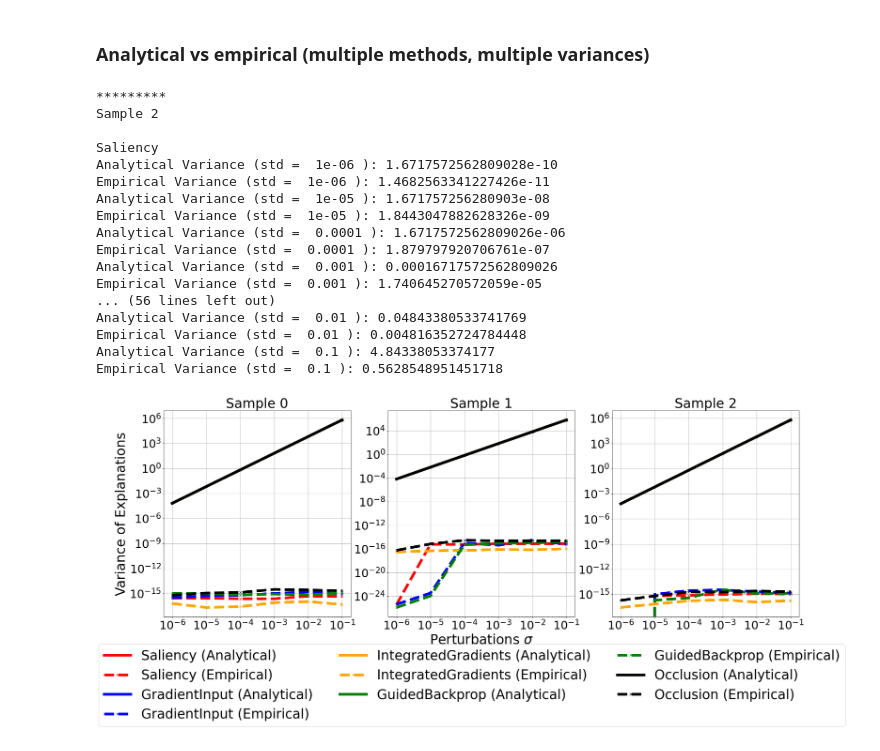
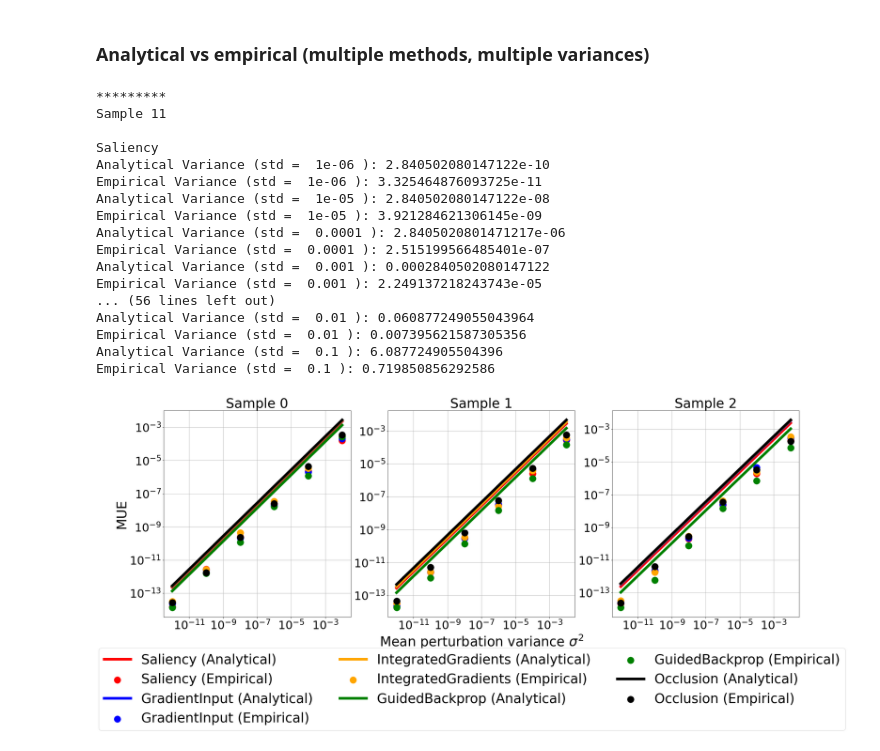
Before and after one commit to TeodorChiaburu/UXAI, a Jupyter notebook: Model_Perturbation_Vision_MNIST.ipynb, the cells around one changed output. Cells and saved outputs as stored; diff of their text form; code cells hidden in the pictures.

Commit message:
Fixed softmax bug weights perturbations, computed mnist small sigma

```diff
--- a/Model_Perturbation_Vision_MNIST.ipynb
+++ b/Model_Perturbation_Vision_MNIST.ipynb
@@ -97,8 +128,8 @@ h = w = x_train[0].shape[0] # (28, 28, 3)
 m = np.product(np.shape(x_train[0])[:-1]) # for simplicity, treat RGB channels as one point/step
 n = model.layers[-1].weights[0].shape[0] # number of weights in the final Dense layer (without bias) per class
 # %%
-sample_indexes = [0] #np.arange(10)
-results, cov_mats, jacobi_mats, empirical_exps, unperturbed_exps = {}, {}, {}, {}, {}
+sample_indexes = [11] # samples 3 and 10 yields NaNs
+#results, cov_mats, jacobi_mats, empirical_exps, unperturbed_exps = {}, {}, {}, {}, {}
 
 for sample_index in sample_indexes:
     # Read sample image and label
@@ -134,6 +165,7 @@ for sample_index in sample_indexes:
         for i in range(n):
             # Perturb current weight in the model
             perturbed_model = tf.keras.models.load_model(model_path)
+            perturbed_model.layers[-1].activation = tf.keras.activations.linear # remove Softmax
             weights, bias = perturbed_model.layers[-1].get_weights()
             weights[i] += dx # add dx to all 10 weights at index i
             perturbed_model.layers[-1].set_weights([weights, bias])
@@ -163,6 +195,7 @@ for sample_index in sample_indexes:
             for _ in range(num_perturbations):
                 # Add Gaussian noise to the model weights
                 perturbed_model = tf.keras.models.load_model(model_path)
+                perturbed_model.layers[-1].activation = tf.keras.activations.linear # remove Softmax
                 weights, bias = perturbed_model.layers[-1].get_weights()
                 weights += np.random.normal(0, std, weights.shape)
                 perturbed_model.layers[-1].set_weights([weights, bias])
@@ -185,62 +218,62 @@ for sample_index in sample_indexes:
             empirical_exps[sample_index][name][std] = np.stack(perturbed_explanations, axis=0)
 # %% [output]
 *********
-Sample 2
+Sample 11
 
 Saliency
-Analytical Variance (std =  1e-06 ): 1.6717572562809028e-10
-Empirical Variance (std =  1e-06 ): 1.4682563341227426e-11
-Analytical Variance (std =  1e-05 ): 1.671757256280903e-08
-Empirical Variance (std =  1e-05 ): 1.8443047882628326e-09
-Analytical Variance (std =  0.0001 ): 1.6717572562809026e-06
-Empirical Variance (std =  0.0001 ): 1.879797920706761e-07
-Analytical Variance (std =  0.001 ): 0.00016717572562809026
-Empirical Variance (std =  0.001 ): 1.740645270572059e-05
+Analytical Variance (std =  1e-06 ): 2.840502080147122e-10
+Empirical Variance (std =  1e-06 ): 3.325464876093725e-11
+Analytical Variance (std =  1e-05 ): 2.840502080147122e-08
+Empirical Variance (std =  1e-05 ): 3.921284621306145e-09
+Analytical Variance (std =  0.0001 ): 2.8405020801471217e-06
+Empirical Variance (std =  0.0001 ): 2.515199566485401e-07
+Analytical Variance (std =  0.001 ): 0.0002840502080147122
+Empirical Variance (std =  0.001 ): 2.249137218243743e-05
 ... (56 lines left out)
-Analytical Variance (std =  0.01 ): 0.04843380533741769
-Empirical Variance (std =  0.01 ): 0.004816352724784448
-Analytical Variance (std =  0.1 ): 4.84338053374177
-Empirical Variance (std =  0.1 ): 0.5628548951451718
+Analytical Variance (std =  0.01 ): 0.060877249055043964
+Empirical Variance (std =  0.01 ): 0.007395621587305356
+Analytical Variance (std =  0.1 ): 6.087724905504396
+Empirical Variance (std =  0.1 ): 0.719850856292586
 # %%
-import pickle
+# Store results
 experiments = {'results': results,
                'cov_mats': cov_mats,
                'jacobi_mats': jacobi_mats,
                'empirical_exps': empirical_exps,
                'unperturbed_exps': unperturbed_exps}
 
-with open('./experiments/experiments_weights_mnist_3ex_10pert_norelu.pickle', 'wb') as handle:
+with open('./experiments/experiments_weights_mnist_10ex_10pert_nosoft.pickle', 'wb') as handle:
     pickle.dump(experiments, handle, protocol=pickle.HIGHEST_PROTOCOL)
-
-#with open('./experiments/experiments_weights_mnist_2ex_10pert_norelu.pickle', 'rb') as handle:
-#    experiments = pickle.load(handle)
-#ex_inds = list(experiments['results'].keys())
-#stds = list(experiments['empirical_exps'][0]['Saliency'].keys())
-#results = experiments['results']
-#cov_mats = experiments['cov_mats']
-#jacobi_mats = experiments['jacobi_mats']
-#empirical_exps = experiments['empirical_exps']
-#unperturbed_exps = experiments['unperturbed_exps']
+# %%
+# Load results
+with open('./experiments/experiments_weights_mnist_9ex_10pert_nosoft.pickle', 'rb') as handle:
+    experiments = pickle.load(handle)
+results = experiments['results']
+cov_mats = experiments['cov_mats']
+jacobi_mats = experiments['jacobi_mats']
+empirical_exps = experiments['empirical_exps']
+unperturbed_exps = experiments['unperturbed_exps']
 # %%
 # Plot seveeral samples (Relu)
 colors=['red', 'blue', 'orange', 'green', 'black', 'brown', 'olive']
+stds = np.asarray([1e-6, 1e-5, 1e-4, 1e-3, 1e-2, 1e-1])
 fsize=35
 fig = plt.figure(figsize=(30, 10))
 for i, sample_id in enumerate([0,1,2]):
     plt.subplot(1, 3, i+1)
     for (name, data), col in zip(experiments['results'][sample_id].items(), colors):
-        plt.plot(stds, data['analytical'], marker='o', label=f"{name} (Analytical)", c=col, lw=7)
-        plt.plot(stds, data['empirical'],  marker='x', label=f"{name} (Empirical)", c=col, linestyle='dashed', lw=7)
+        plt.plot(stds*stds, np.asarray(data['analytical'])[:len(stds)]/m, label=f"{name} (Analytical)", c=col, lw=7)
+        plt.scatter(stds*stds, np.asarray(data['empirical'])[:len(stds)]/m, marker='o',
+                    label=f"{name} (Empirical)", c=col, s=300)
     plt.title('Sample ' + str(sample_id), fontsize=fsize)
-    if i==1: plt.xlabel('Perturbations $\sigma$', fontsize=fsize)
-    if i==0: plt.ylabel('Variance of Explanations', fontsize=fsize)
+    if i==1: plt.xlabel('Mean perturbation variance $\sigma^2$', fontsize=fsize)
+    if i==0: plt.ylabel('MUE', fontsize=fsize)
     plt.xscale('log');plt.yscale('log')
     plt.xticks(fontsize=fsize-5);plt.yticks(fontsize=fsize-5)
     #plt.ylim([1e-12, 1e+5])
-    if i==2: plt.legend(fontsize=fsize, loc='upper center', bbox_to_anchor=(-0.75, -0.1), ncol=3)
+    if i==2: plt.legend(fontsize=fsize, loc='upper center', bbox_to_anchor=(-0.75, -0.12), ncol=3)
     plt.grid(True)
-#plt.suptitle('Analytical vs Empirical Uncertainties, MNIST', fontsize=fsize+5)
 plt.show()
-#fig.savefig('./figures/uncertainties_input_mnist.png', bbox_inches='tight')
+fig.savefig('./figures/uncertainties_weights_mnist.png', bbox_inches='tight')
 # %% [output]
-[figure, old version]
+[figure, new version]
```
Also changed, not shown: parts of 9 cells of this notebook, 4 other files.
